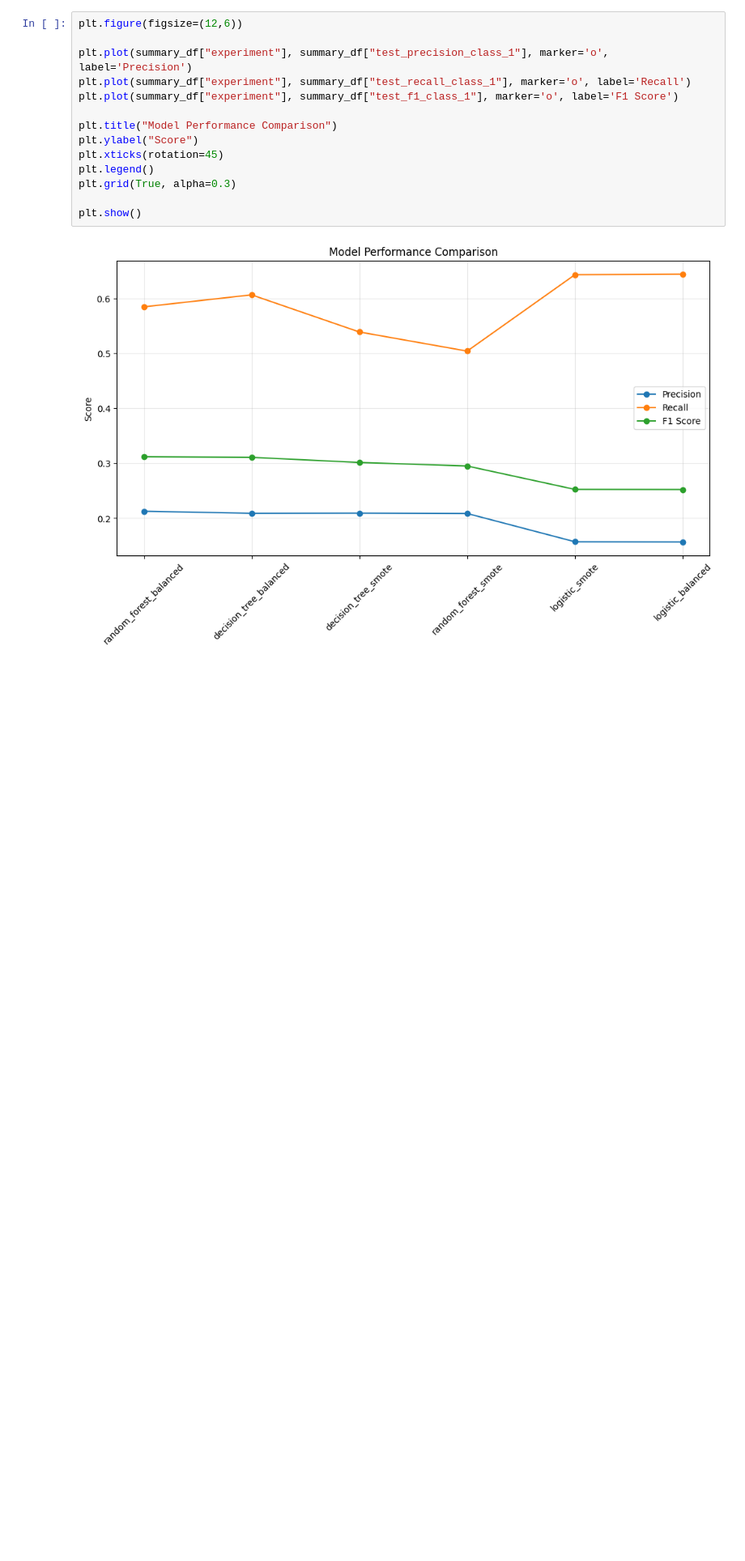
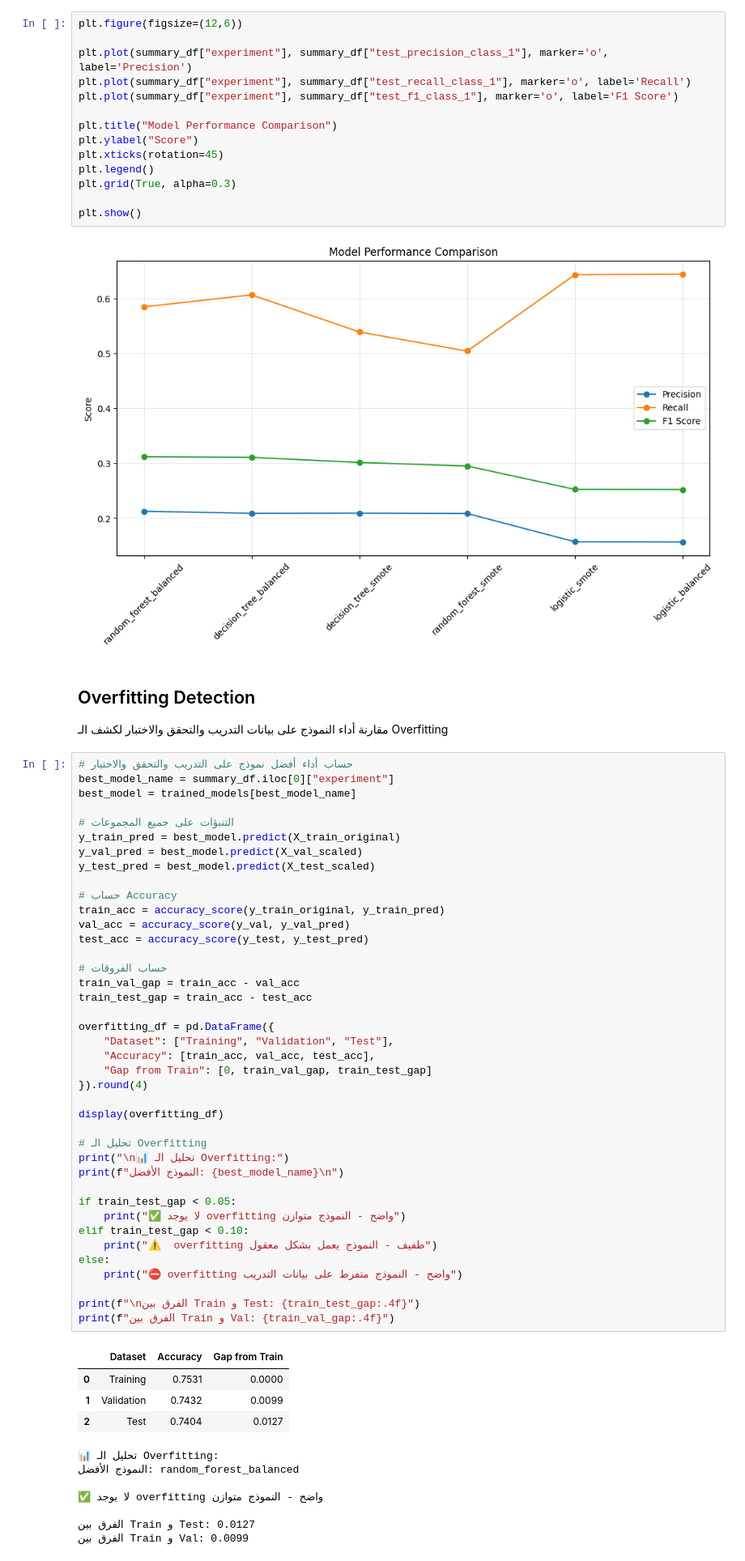
Before and after one commit to khawlah-dev/UN_STUD_ML, a Jupyter notebook: notebooks/Model_Development.ipynb, the cells around one changed output. Shown at 81% size. Drawn from its saved outputs; the diff is of its cells as text; blank space fills up the shorter version.

```diff
--- a/notebooks/Model_Development.ipynb
+++ b/notebooks/Model_Development.ipynb
@@ -475,3 +552,59 @@ plt.grid(True, alpha=0.3)
 plt.show()
 # %% [output]
 [figure]
+# %% [markdown]
+## Overfitting Detection
+
+مقارنة أداء النموذج على بيانات التدريب والتحقق والاختبار لكشف الـ Overfitting
+# %%
+# حساب أداء أفضل نموذج على التدريب والتحقق والاختبار
+best_model_name = summary_df.iloc[0]["experiment"]
+best_model = trained_models[best_model_name]
+
+# التنبؤات على جميع المجموعات
+y_train_pred = best_model.predict(X_train_original)
+y_val_pred = best_model.predict(X_val_scaled)
+y_test_pred = best_model.predict(X_test_scaled)
+
+# حساب Accuracy
+train_acc = accuracy_score(y_train_original, y_train_pred)
+val_acc = accuracy_score(y_val, y_val_pred)
+test_acc = accuracy_score(y_test, y_test_pred)
+
+# حساب الفروقات
+train_val_gap = train_acc - val_acc
+train_test_gap = train_acc - test_acc
+
+overfitting_df = pd.DataFrame({
+    "Dataset": ["Training", "Validation", "Test"],
+    "Accuracy": [train_acc, val_acc, test_acc],
+    "Gap from Train": [0, train_val_gap, train_test_gap]
+}).round(4)
+
+display(overfitting_df)
+
+# تحليل الـ Overfitting
+print("\n📊 تحليل الـ Overfitting:")
+print(f"النموذج الأفضل: {best_model_name}\n")
+
+if train_test_gap < 0.05:
+    print("✅ لا يوجد overfitting واضح - النموذج متوازن")
+elif train_test_gap < 0.10:
+    print("⚠️  overfitting طفيف - النموذج يعمل بشكل معقول")
+else:
+    print("⛔ overfitting واضح - النموذج متفرط على بيانات التدريب")
+
+print(f"\nالفرق بين Train و Test: {train_test_gap:.4f}")
+print(f"الفرق بين Train و Val: {train_val_gap:.4f}")
+# %% [output]
+|  | Dataset | Accuracy | Gap from Train |
+| 0 | Training | 0.7531 | 0.0000 |
+| 1 | Validation | 0.7432 | 0.0099 |
+| 2 | Test | 0.7404 | 0.0127 |
+📊 تحليل الـ Overfitting:
+النموذج الأفضل: random_forest_balanced
+
+✅ لا يوجد overfitting واضح - النموذج متوازن
+
+الفرق بين Train و Test: 0.0127
+الفرق بين Train و Val: 0.0099
```
Also changed, not shown: parts of 11 cells of this notebook.
